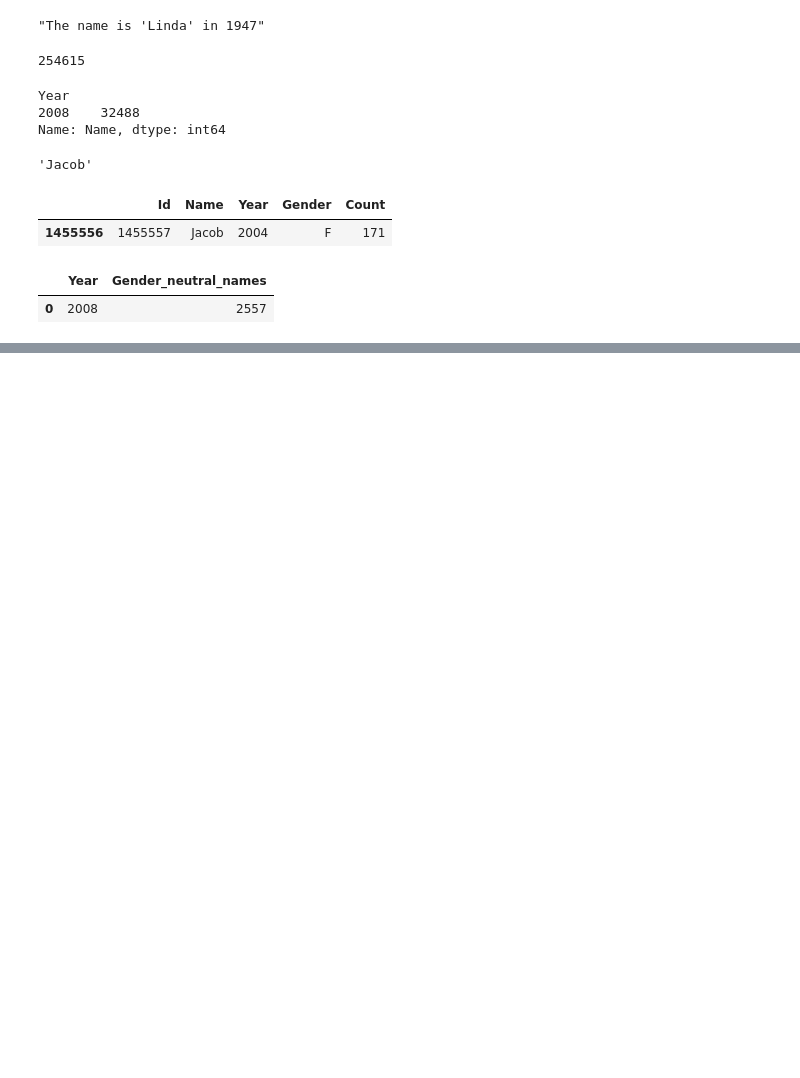
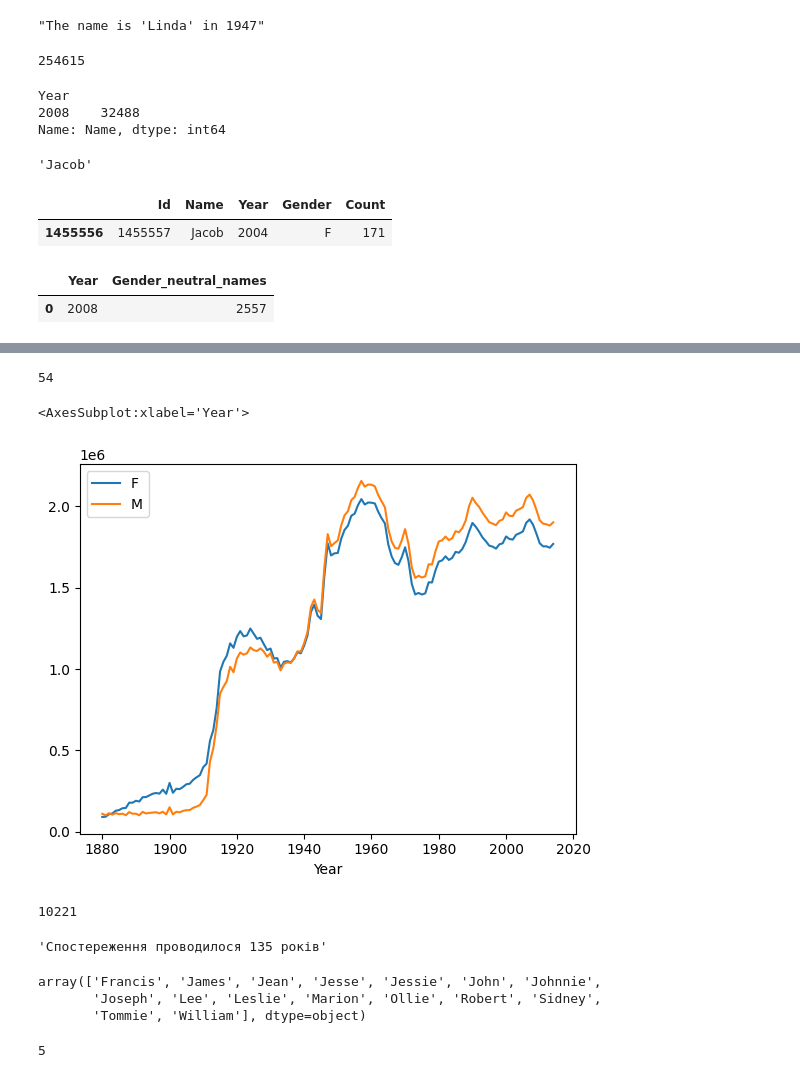
Before and after one commit to Megarekrut65/Intelligent-Systems-Models, a Jupyter notebook: Labs/Lab3/App.ipynb, the cells around one changed output, grey strips where cells are left out. Drawn from its saved outputs; the diff is of its cells as text; code cells hidden in the pictures; blank space fills up the shorter version.

Commit message:
Added some tasks

```diff
--- a/Labs/Lab3/App.ipynb
+++ b/Labs/Lab3/App.ipynb
@@ -104,0 +111,9 @@ pd.DataFrame([[max_year, max_count]], columns=["Year", "Gender_neutral_names"])
+# %%
+#task_17 Знайдіть кількість дівчаток та хлопчиків, які народились кожного року
+
+group_f = data.loc[data["Gender"] == "F"].groupby(["Year", "Gender"])["Count"].sum()
+group_m = data.loc[data["Gender"] == "M"].groupby(["Year", "Gender"])["Count"].sum()
+
+group_f_m = pd.merge(group_f, group_m, on=["Year"])
+group_f_m.rename(columns={"Count_x": "F", "Count_y": "M"}, inplace=True)
+group_f_m
@@ -104,0 +135,58 @@ pd.DataFrame([[max_year, max_count]], columns=["Year", "Gender_neutral_names"])
+# %%
+#task_18 Підрахуйте кількість років, коли дівчаток народжувалось більше, ніж хлопчиків
+
+group_f_m.loc[group_f_m["F"] > group_f_m["M"]]["F"].count()
+# %% [output]
+54
+# %%
+#task_19 Накресліть графік загальної кількості народжень хлопчиків та дівчаток на рік.
+
+group_f_m.plot()
+# %% [output]
+<AxesSubplot:xlabel='Year'>
+[figure, added]
+# %%
+#task_20 Підрахуйте кількість гендерно-нейтральних імен (однакових для дівчат та хлопців)
+
+group_f = data.loc[data["Gender"] == "F"]["Name"].unique()
+group_m = data.loc[data["Gender"] == "M"]["Name"].unique()
+
+len(np.intersect1d(group_f, group_m))
+# %% [output]
+10221
+# %%
+#task_22 Підрахуйте скільки років проводилось спостереження
+min_year = data["Year"].min()
+max_year = data["Year"].max()
+period = max_year - min_year + 1
+f'Спостереження проводилося {period} років'
+# %% [output]
+'Спостереження проводилося 135 років'
+# %%
+#task_23 Знати найпопулярніші гендерно-нейтральні імена (ті, що присутні кожного року)
+
+def get_unique_names(group_):
+    res = np.array([])
+    for j in range(0, len(group_)):
+        if len(res) == 0:
+            res = group_.iloc[j]
+        else:
+            res = np.intersect1d(res, group_.iloc[j])
+
+    return res
+
+
+group_f = data.loc[data["Gender"] == "F"].groupby(["Year"])["Name"].unique()
+group_m = data.loc[data["Gender"] == "M"].groupby(["Year"])["Name"].unique()
+unique_f = get_unique_names(group_f)
+unique_m = get_unique_names(group_m)
+np.intersect1d(unique_f, unique_m)
+# %% [output]
+array(['Francis', 'James', 'Jean', 'Jesse', 'Jessie', 'John', 'Johnnie',
+       'Joseph', 'Lee', 'Leslie', 'Marion', 'Ollie', 'Robert', 'Sidney',
+       'Tommie', 'William'], dtype=object)
+# %%
+#task_24 Знайти найпопулярніше серед непопулярних імен (непопулярне ім’я, яким називали дітей найбільшу кількість разів )
+data["Count"].min()
+# %% [output]
+5
```
Also changed, not shown: parts of 11 cells of this notebook.
